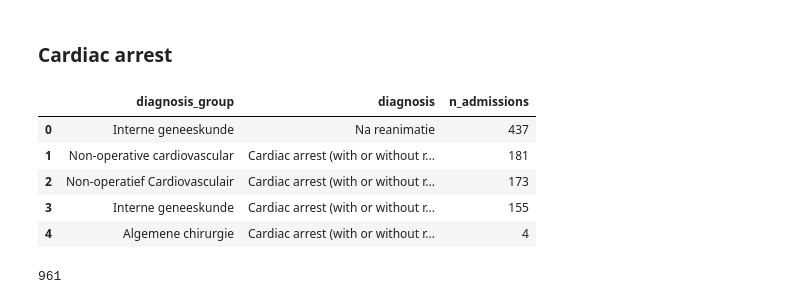
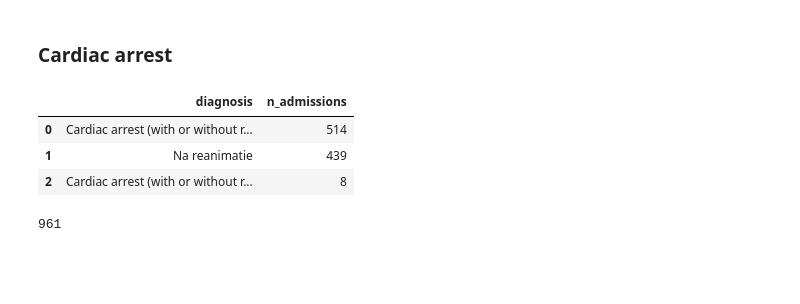
Before and after one commit to AmsterdamUMC/AmsterdamUMCdb, a Jupyter notebook: concepts/diagnosis/reason_for_admission.ipynb, the cells around one changed output. Drawn from its saved outputs; the diff is of its cells as text; code cells hidden in the pictures; blank space fills up the shorter version.

```diff
--- a/concepts/diagnosis/reason_for_admission.ipynb
+++ b/concepts/diagnosis/reason_for_admission.ipynb
@@ -72,14 +68,18 @@ else:
     config.read('../../config.SAMPLE.ini')
 
 #Open a connection to the postgres database:
-con = psycopg2.connect(database=config['psycopg2']['database'],
+pg_con = psycopg2.connect(database=config['psycopg2']['database'],
                        user=config['psycopg2']['username'], password=config['psycopg2']['password'],
                        host=config['psycopg2']['host'], port=config['psycopg2']['port'])
-con.set_client_encoding('WIN1252') #Uses code page for Dutch accented characters.
-con.set_session(autocommit=True)
+pg_con.set_client_encoding('WIN1252') #Uses code page for Dutch accented characters.
+pg_con.set_session(autocommit=True)
 
-cursor = con.cursor()
+cursor = pg_con.cursor()
 cursor.execute('SET SCHEMA \'amsterdamumcdb\''); #set search_path to amsterdamumcdb schema
+
+# create SQLAlchemy engine for official pandas database support
+engine = sqlalchemy.create_engine('postgresql+psycopg2://', creator=lambda: pg_con)
+con = engine.connect()
 # %%
 #loads the admissions table for stratification on admission unit
 sql = """
@@ -437,26 +283,17 @@ gisurg_counts['n_admissions'].sum()
 # %% [markdown]
 ### Cardiac arrest
 # %%
-cardiacarrest = combined_diagnoses[
-    (
-        (combined_diagnoses['surgical'] == 1)
-        & (combined_diagnoses['diagnosis'].str.contains(re_cardiacarrest_surg, na=False, flags=re.IGNORECASE))
-    ) | (
-        (combined_diagnoses['surgical'] == 0)
-        & (combined_diagnoses['diagnosis'].str.contains(re_cardiacarrest_med, na=False, flags=re.IGNORECASE))
-    )
-]
-cardiacarrest_counts = cardiacarrest.groupby([
-    'diagnosis_group','diagnosis']).size().to_frame('n_admissions').sort_values(
+cardiacarrest = adb.get_cardiac_arrest_patients(con)
+
+cardiacarrest_counts = cardiacarrest.groupby(
+    ['diagnosis']).size().to_frame('n_admissions').sort_values(
     'n_admissions', ascending=False).reset_index()
 cardiacarrest_counts.head()
 # %% [output]
-|  | diagnosis_group | diagnosis | n_admissions |
-| 0 | Interne geneeskunde | Na reanimatie | 437 |
-| 1 | Non-operative cardiovascular | Cardiac arrest (with or without r... | 181 |
-| 2 | Non-operatief Cardiovasculair | Cardiac arrest (with or without r... | 173 |
-| 3 | Interne geneeskunde | Cardiac arrest (with or without r... | 155 |
-| 4 | Algemene chirurgie | Cardiac arrest (with or without r... | 4 |
+|  | diagnosis | n_admissions |
+| 0 | Cardiac arrest (with or without r... | 514 |
+| 1 | Na reanimatie | 439 |
+| 2 | Cardiac arrest (with or without r... | 8 |
 # %%
 cardiacarrest_counts['n_admissions'].sum()
 # %% [output]
```
Also changed, not shown: parts of 38 cells of this notebook, 18 other files.
